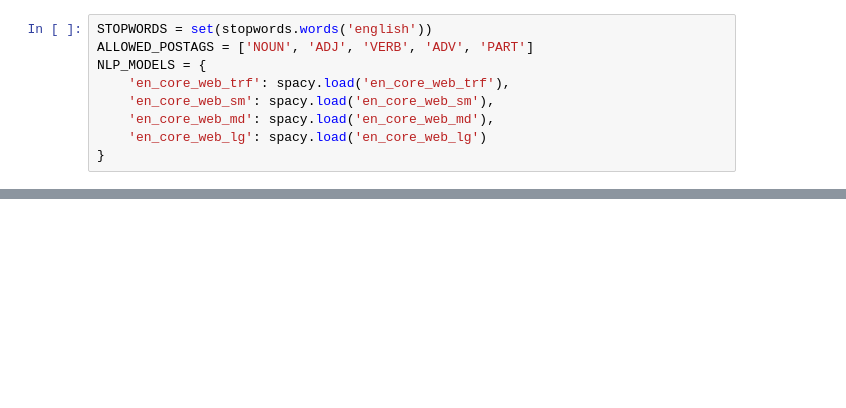
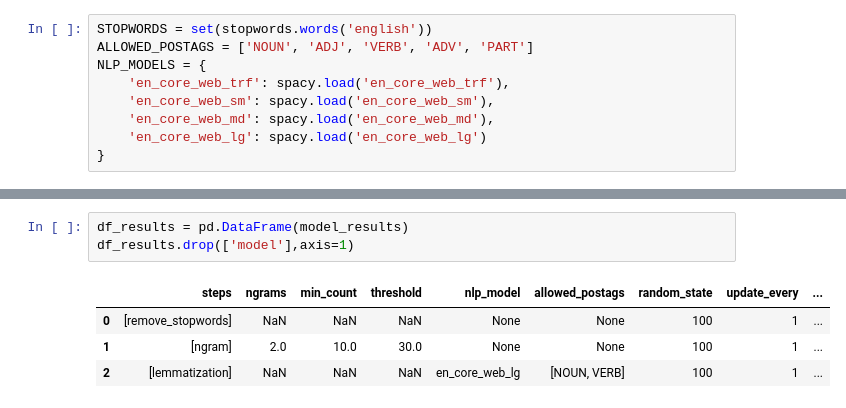
Before and after one commit to EquipoAlfaBuenaMaravillaOndaDinamita/cmiads-tmnlp-h4, a Jupyter notebook: main.ipynb, the cells around one changed output, grey strips where cells are left out. Drawn from its saved outputs; the diff is of its cells as text; blank space fills up the shorter version.

```diff
--- a/main.ipynb
+++ b/main.ipynb
@@ -363,0 +536,8 @@ plot_cloud(model)
+# %%
+df_results = pd.DataFrame(model_results)
+df_results.drop(['model'],axis=1)
+# %% [output]
+|  | steps | ngrams | min_count | threshold | nlp_model | allowed_postags | random_state | update_every | ... |
+| 0 | [remove_stopwords] | NaN | NaN | NaN | None | None | 100 | 1 | ... |
+| 1 | [ngram] | 2.0 | 10.0 | 30.0 | None | None | 100 | 1 | ... |
+| 2 | [lemmatization] | NaN | NaN | NaN | en_core_web_lg | [NOUN, VERB] | 100 | 1 | ... |
```
Also changed, not shown: parts of 35 cells of this notebook, 1 other file.
